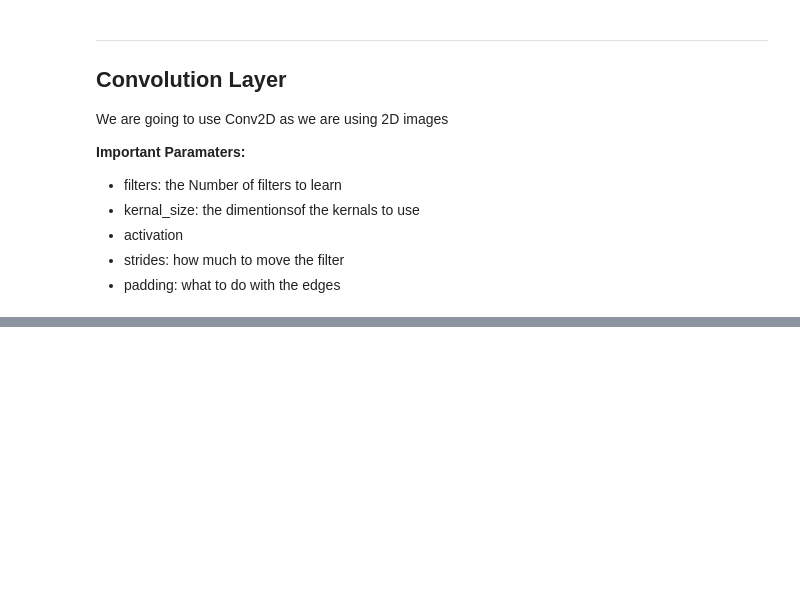
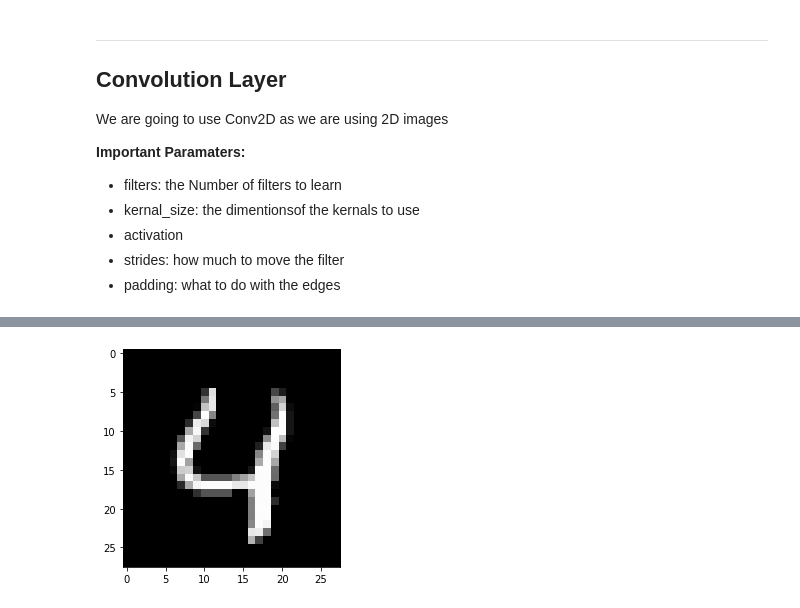
Before and after one commit to venkata14/Uconn-DSC-Workshops, a Jupyter notebook: Spring_2022/tensorflow/tensorflow-part1/tensorflow_part1.ipynb, the cells around one changed output, grey strips where cells are left out. Cells and saved outputs as stored; diff of their text form; code cells hidden in the pictures; blank space fills up the shorter version.

```diff
--- a/Spring_2022/tensorflow/tensorflow-part1/tensorflow_part1.ipynb
+++ b/Spring_2022/tensorflow/tensorflow-part1/tensorflow_part1.ipynb
@@ -1022,0 +1148,6 @@ print('F1 Score:', f1_score(y_test, predictions, average='macro'))
+# %%
+sample = x_test[4]
+plt.imshow(sample, cmap='gist_gray')
+plt.show()
+# %% [output]
+[figure, added]
```
Also changed, not shown: parts of 43 cells of this notebook.
